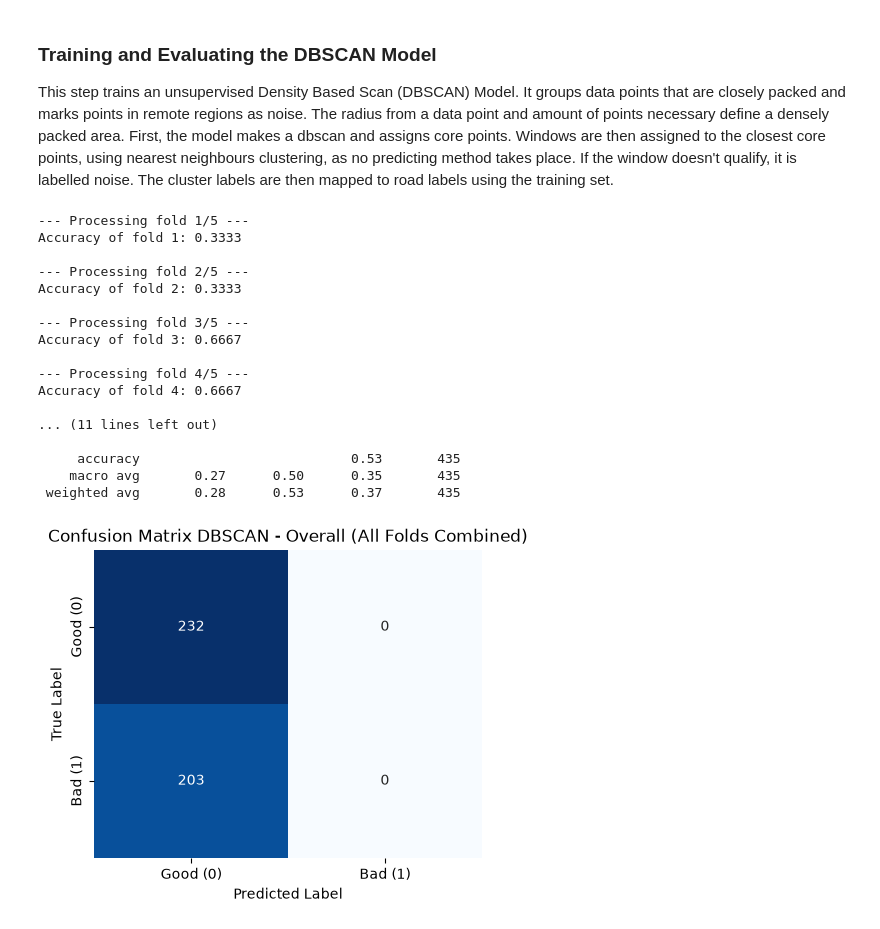
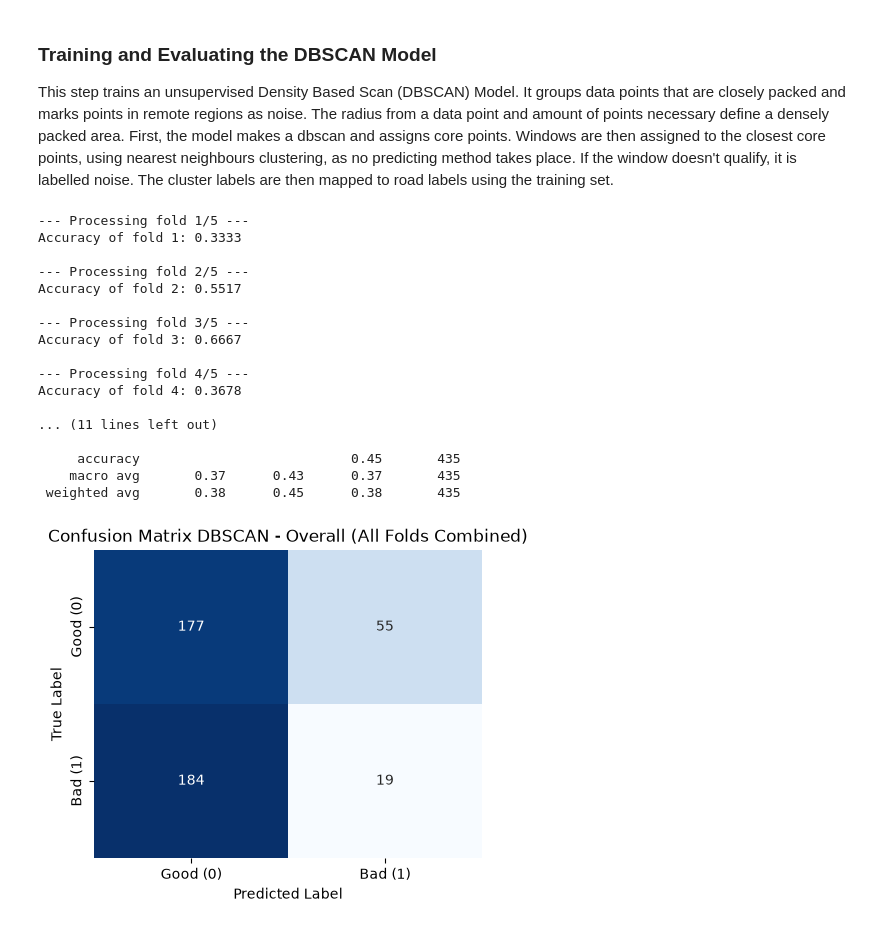
Before and after one commit to yoeri-stassen/5ARE0-cycling-assignment, a Jupyter notebook: Group13_cyclinglane_classifier.ipynb, the cells around one changed output. Cells and saved outputs as stored; diff of their text form; code cells hidden in the pictures.

Commit message:
Add better parameters to dbscan and gmm

```diff
--- a/Group13_cyclinglane_classifier.ipynb
+++ b/Group13_cyclinglane_classifier.ipynb
@@ -917,7 +917,7 @@ for fold, (train_idx, test_idx) in enumerate(gkf.split(X, y, groups)):
     X_test_scaled = scaler.transform(X_test)
 
     # Fit GMM (unsupervised: no y_train used for fitting)
-    gmm = GaussianMixture(n_components=2, covariance_type='diag', n_init=10, random_state=42)
+    gmm = GaussianMixture(n_components=2, covariance_type='full', n_init=10, random_state=42)
     gmm.fit(X_train_scaled)
 
     # Predict clusters for train and test sets
@@ -1010,7 +1020,7 @@ for fold, (train_idx, test_idx) in enumerate(gkf.split(X, y, groups)):
 
     # --- DBSCAN SPECIFIEK ---
     # Fit DBSCAN on scaled train data (no y)
-    db = DBSCAN(eps=1.9, min_samples=5)
+    db = DBSCAN(eps=3.5, min_samples=5)  # Adjust eps and min_samples as needed
     train_clusters = db.fit_predict(X_train_scaled)
 
     # Check if there are any core points found
@@ -1046,36 +1056,36 @@ for fold, (train_idx, test_idx) in enumerate(gkf.split(X, y, groups)):
     all_y_pred.extend(y_pred_dbscan)
 
 # Print overall evaluation for all folds combined
 print(f"\n--- Evaluatie Unsupervised: DBSCAN (Alle Folds Gecombineerd) ---")
 print(f"Mean Accuracy across all 5 folds: {np.mean(accuracies):.4f}\n")
 print("Classification Report:")
 print(classification_report(all_y_true, all_y_pred, target_names=['Good Road (0)', 'Bad Road (1)']))
 
 # Plot combined Confusion Matrix for all folds
 plt.figure(figsize=(5, 4))
 cm = confusion_matrix(all_y_true, all_y_pred)
 sns.heatmap(cm, annot=True, fmt='d', cmap='Blues', cbar=False,
             xticklabels=['Good (0)', 'Bad (1)'], yticklabels=['Good (0)', 'Bad (1)'])
 plt.title('Confusion Matrix DBSCAN - Overall (All Folds Combined)')
 plt.ylabel('True Label')
 plt.xlabel('Predicted Label')
 plt.show()
 # %% [output]
 --- Processing fold 1/5 ---
 Accuracy of fold 1: 0.3333
 
 --- Processing fold 2/5 ---
-Accuracy of fold 2: 0.3333
+Accuracy of fold 2: 0.5517
 
 --- Processing fold 3/5 ---
 Accuracy of fold 3: 0.6667
 
 --- Processing fold 4/5 ---
-Accuracy of fold 4: 0.6667
+Accuracy of fold 4: 0.3678
 
 ... (11 lines left out)
 
-     accuracy                           0.53       435
-    macro avg       0.27      0.50      0.35       435
- weighted avg       0.28      0.53      0.37       435
+     accuracy                           0.45       435
+    macro avg       0.37      0.43      0.37       435
+ weighted avg       0.38      0.45      0.38       435
-[figure, old version]
+[figure, new version]
```
Also changed, not shown: parts of 1 cell of this notebook.
